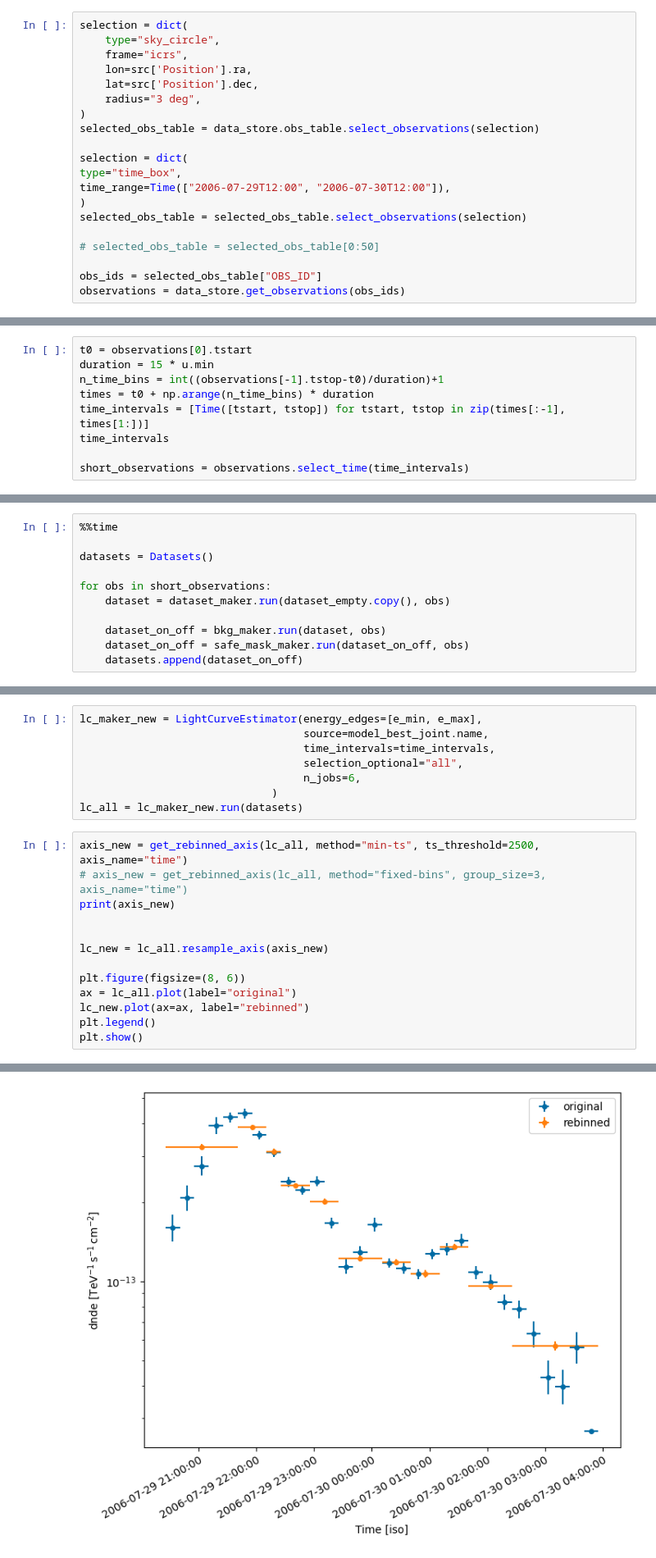
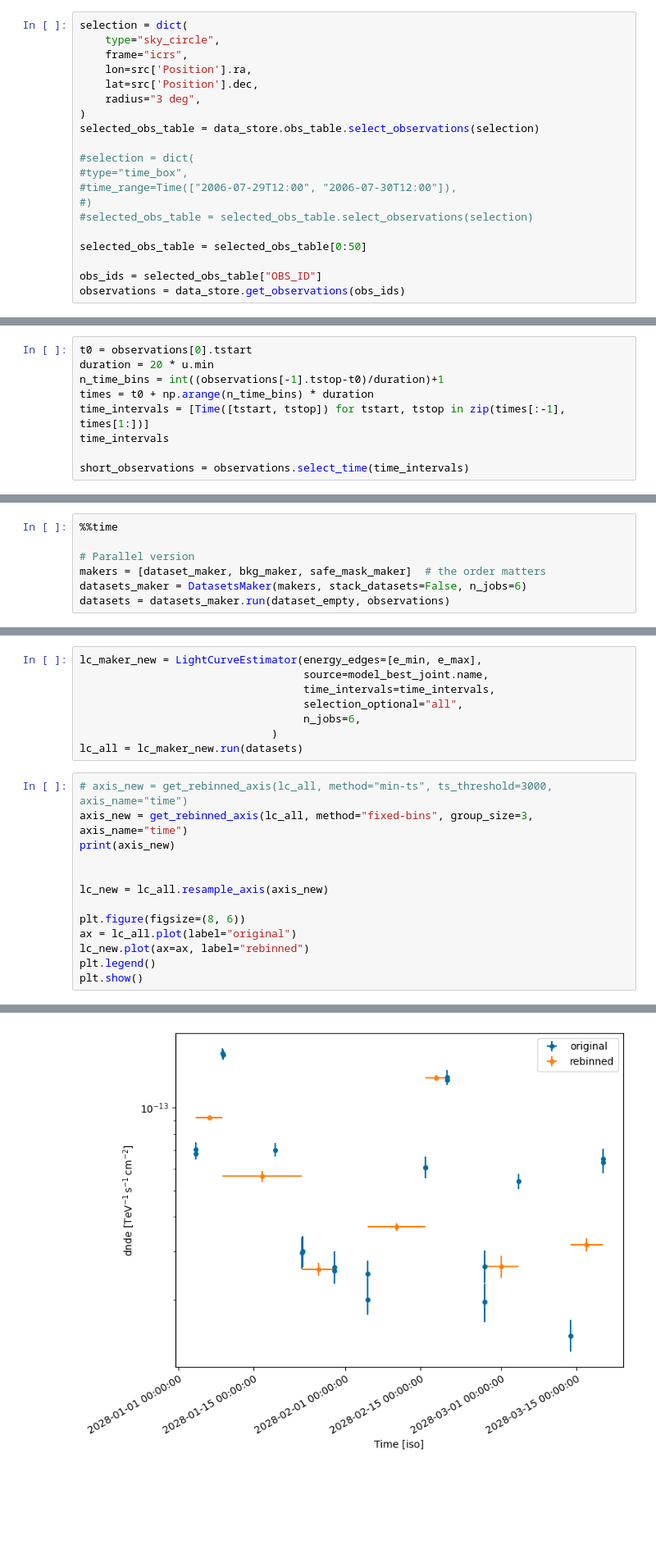
Before and after one commit to bkhelifi/CADS_2024, a Jupyter notebook: Beginners_handson/5. Timing analysis/5. Timing analysis - correction.ipynb, the cells around one changed output, grey strips where cells are left out. Shown at 82% size. Drawn from its saved outputs; the diff is of its cells as text; blank space fills up the shorter version.

```diff
--- a/Beginners_handson/5. Timing analysis/5. Timing analysis - correction.ipynb
+++ b/Beginners_handson/5. Timing analysis/5. Timing analysis - correction.ipynb
@@ -91,13 +90,13 @@ selection = dict(
 )
 selected_obs_table = data_store.obs_table.select_observations(selection)
 
-selection = dict(
-type="time_box",
-time_range=Time(["2006-07-29T12:00", "2006-07-30T12:00"]),
-)
-selected_obs_table = selected_obs_table.select_observations(selection)
+#selection = dict(
+#type="time_box",
+#time_range=Time(["2006-07-29T12:00", "2006-07-30T12:00"]),
+#)
+#selected_obs_table = selected_obs_table.select_observations(selection)
 
-# selected_obs_table = selected_obs_table[0:50]
+selected_obs_table = selected_obs_table[0:50]
 
 obs_ids = selected_obs_table["OBS_ID"]
 observations = data_store.get_observations(obs_ids)
@@ -105,7 +104,7 @@ observations = data_store.get_observations(obs_ids)
 Let's create a time intervals, for later use, and filter the observations on it:
 # %%
 t0 = observations[0].tstart
-duration = 15 * u.min
+duration = 20 * u.min
 n_time_bins = int((observations[-1].tstop-t0)/duration)+1
 times = t0 + np.arange(n_time_bins) * duration
 time_intervals = [Time([tstart, tstop]) for tstart, tstop in zip(times[:-1], times[1:])]
@@ -140,14 +139,3 @@ dataset_maker = SpectrumDatasetMaker(containment_correction=True, selection=["co
 
 bkg_maker = ReflectedRegionsBackgroundMaker(exclusion_mask=exclusion_mask)
 safe_mask_maker = SafeMaskMaker(methods=["aeff-max"], aeff_percent=10)
-# %%
-%%time
-
-datasets = Datasets()
-
-for obs in short_observations:
-    dataset = dataset_maker.run(dataset_empty.copy(), obs)
-
-    dataset_on_off = bkg_maker.run(dataset, obs)
-    dataset_on_off = safe_mask_maker.run(dataset_on_off, obs)
-    datasets.append(dataset_on_off)
@@ -156,0 +142,7 @@ Wall time: 15.3 s
+# %%
+%%time
+
+# Parallel version
+makers = [dataset_maker, bkg_maker, safe_mask_maker]  # the order matters
+datasets_maker = DatasetsMaker(makers, stack_datasets=False, n_jobs=6)
+datasets = datasets_maker.run(dataset_empty, observations)
@@ -315,8 +311,8 @@ lc_maker_new = LightCurveEstimator(energy_edges=[e_min, e_max],
                               )
 lc_all = lc_maker_new.run(datasets)
 # %%
-axis_new = get_rebinned_axis(lc_all, method="min-ts", ts_threshold=2500, axis_name="time")
-# axis_new = get_rebinned_axis(lc_all, method="fixed-bins", group_size=3, axis_name="time")
+# axis_new = get_rebinned_axis(lc_all, method="min-ts", ts_threshold=3000, axis_name="time")
+axis_new = get_rebinned_axis(lc_all, method="fixed-bins", group_size=3, axis_name="time")
 print(axis_new)
 
 
@@ -341,4 +337,4 @@ TimeMapAxis
-[figure, old version]
+[figure, new version]
 # %% [markdown]
 # Fractional and point-to-point variability
 # %%
```
Also changed, not shown: parts of 16 cells of this notebook.
